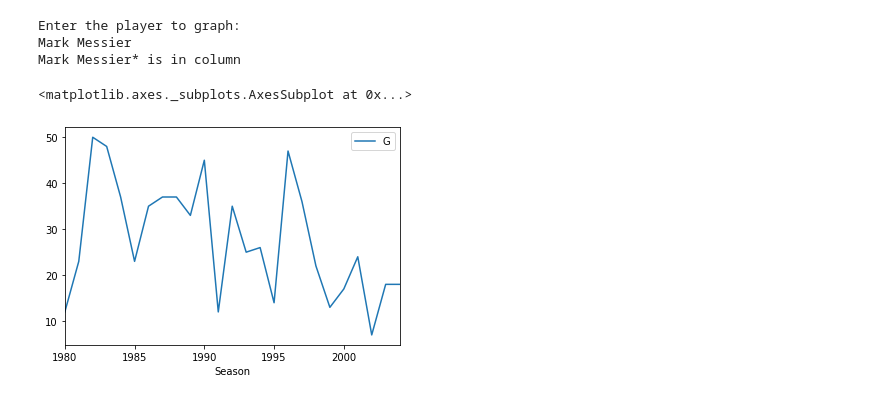
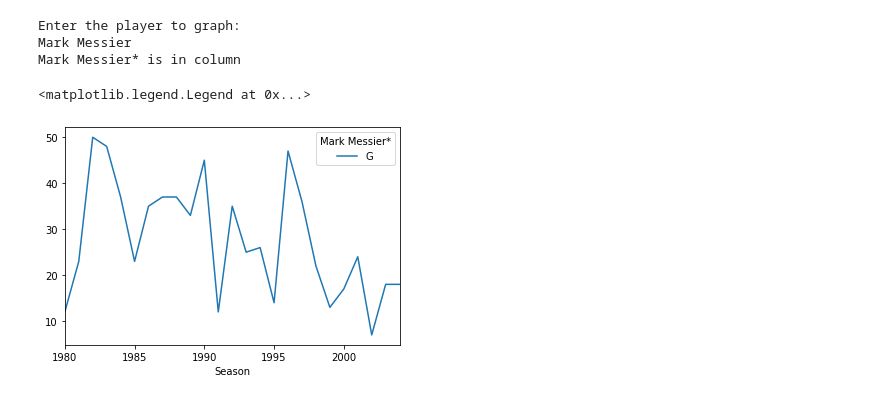
Before and after one commit to deez79/GA_Python_FinalProject, a Jupyter notebook: nhl_player_stats_project.ipynb, the cells around one changed output. Drawn from its saved outputs; the diff is of its cells as text; code cells hidden in the pictures.

```diff
--- a/nhl_player_stats_project.ipynb
+++ b/nhl_player_stats_project.ipynb
@@ -438,5 +440,5 @@ Mark Messier* is in column
 # %%
-skaters[skaters['Player'] == player_name].plot(kind='line', x='Season', y='G')
+skaters[skaters['Player'] == player_name].plot(kind='line', x='Season', y='G').legend(title=player_name)
 # %% [output]
-<matplotlib.axes._subplots.AxesSubplot at 0x...>
+<matplotlib.legend.Legend at 0x...>
-[figure, old version]
+[figure, new version]
```
Also changed, not shown: parts of 3 cells of this notebook.
